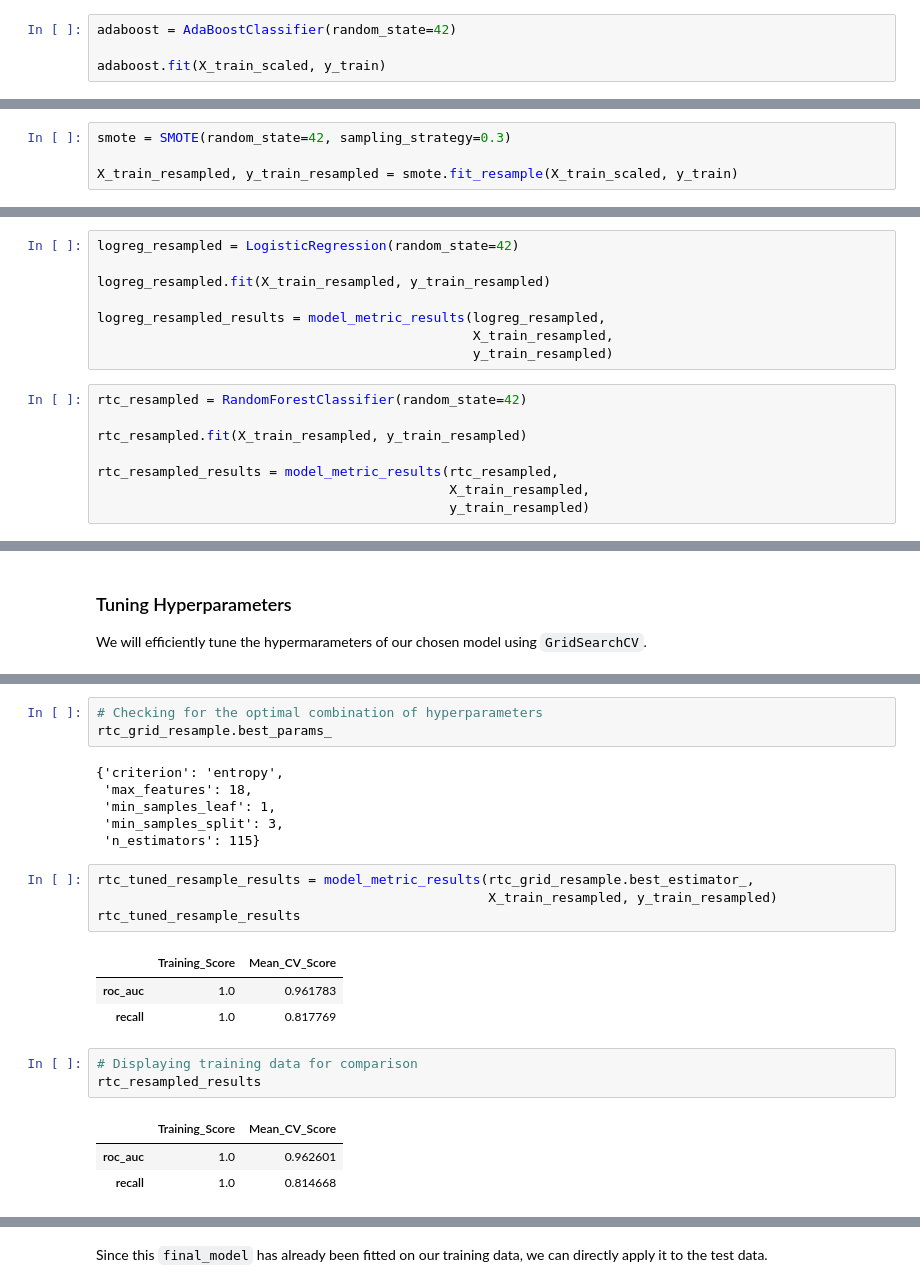
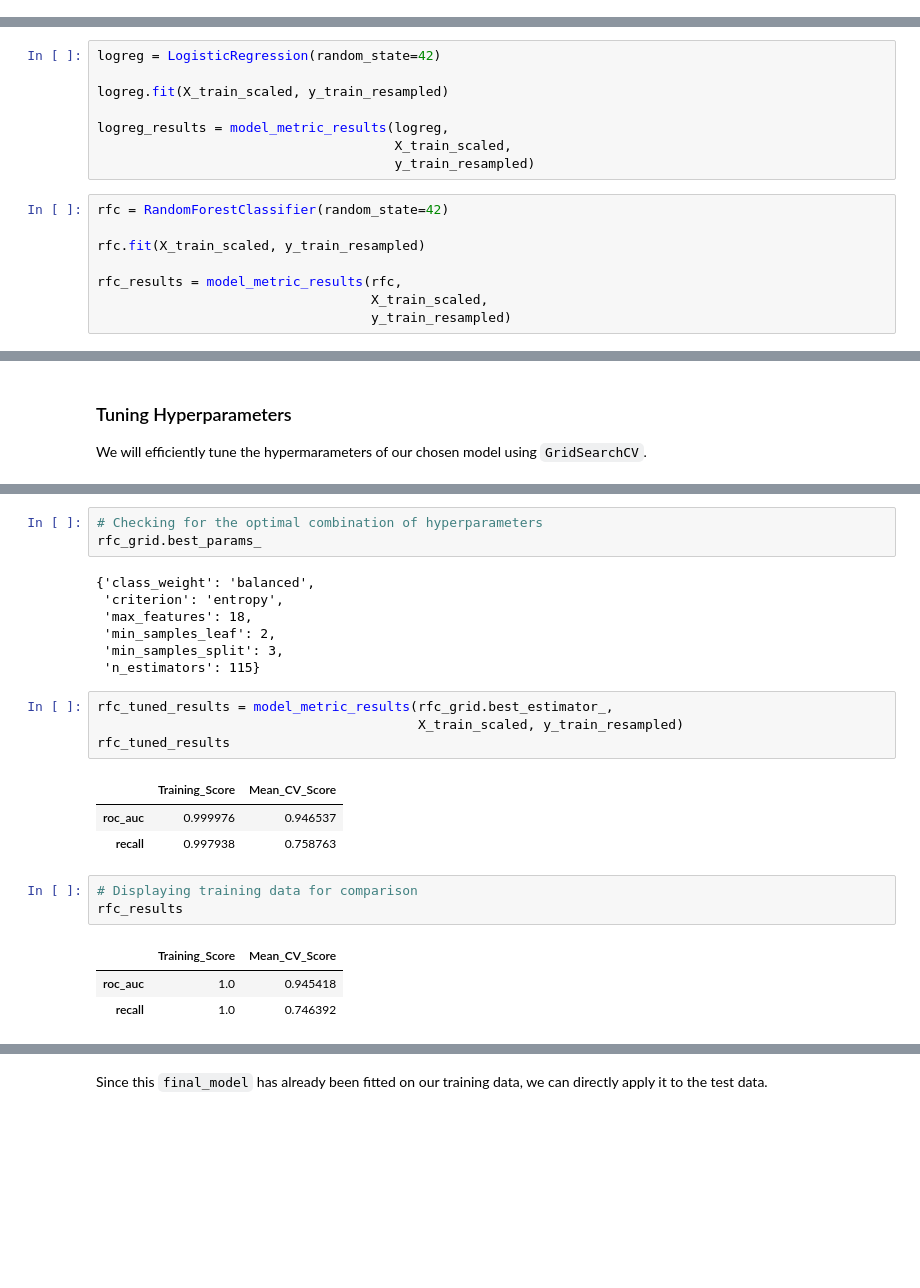
Before and after one commit to momopajamas/phase_3_project, a Jupyter notebook: Telecom Analysis.ipynb, the cells around one changed output, grey strips where cells are left out. Saved outputs shown, nothing was run; the diff lists cells and outputs as text; blank space fills up the shorter version.

```diff
--- a/Telecom Analysis.ipynb
+++ b/Telecom Analysis.ipynb
@@ -295,4 +281,0 @@ rtc_results
-# %%
-adaboost = AdaBoostClassifier(random_state=42)
-
-adaboost.fit(X_train_scaled, y_train)
@@ -331,4 +292,0 @@ store_model_results('adaboost', adaboost, adaboost_results)
-# %%
-smote = SMOTE(random_state=42, sampling_strategy=0.3)
-
-X_train_resampled, y_train_resampled = smote.fit_resample(X_train_scaled, y_train)
@@ -346,17 +297,17 @@ Name: proportion, dtype: float64
 # %%
-logreg_resampled = LogisticRegression(random_state=42)
+logreg = LogisticRegression(random_state=42)
 
-logreg_resampled.fit(X_train_resampled, y_train_resampled)
+logreg.fit(X_train_scaled, y_train_resampled)
 
-logreg_resampled_results = model_metric_results(logreg_resampled,
-                                                X_train_resampled,
-                                                y_train_resampled)
+logreg_results = model_metric_results(logreg,
+                                      X_train_scaled,
+                                      y_train_resampled)
 # %%
-rtc_resampled = RandomForestClassifier(random_state=42)
+rfc = RandomForestClassifier(random_state=42)
 
-rtc_resampled.fit(X_train_resampled, y_train_resampled)
+rfc.fit(X_train_scaled, y_train_resampled)
 
-rtc_resampled_results = model_metric_results(rtc_resampled,
-                                             X_train_resampled,
-                                             y_train_resampled)
+rfc_results = model_metric_results(rfc,
+                                   X_train_scaled,
+                                   y_train_resampled)
 # %%
@@ -516,26 +423,27 @@ GridSearchCV(cv=3, estimator=RandomForestClassifier(random_state=42), n_jobs=-1,
              scoring='recall')
 # %%
 # Checking for the optimal combination of hyperparameters
-rtc_grid_resample.best_params_
+rfc_grid.best_params_
 # %% [output]
-{'criterion': 'entropy',
+{'class_weight': 'balanced',
+ 'criterion': 'entropy',
  'max_features': 18,
- 'min_samples_leaf': 1,
+ 'min_samples_leaf': 2,
  'min_samples_split': 3,
  'n_estimators': 115}
 # %%
-rtc_tuned_resample_results = model_metric_results(rtc_grid_resample.best_estimator_,
-                                                  X_train_resampled, y_train_resampled)
-rtc_tuned_resample_results
+rfc_tuned_results = model_metric_results(rfc_grid.best_estimator_,
+                                         X_train_scaled, y_train_resampled)
+rfc_tuned_results
 # %% [output]
 |  | Training_Score | Mean_CV_Score |
-| roc_auc | 1.0 | 0.961783 |
-| recall | 1.0 | 0.817769 |
+| roc_auc | 0.999976 | 0.946537 |
+| recall | 0.997938 | 0.758763 |
 # %%
 # Displaying training data for comparison
-rtc_resampled_results
+rfc_results
 # %% [output]
 |  | Training_Score | Mean_CV_Score |
-| roc_auc | 1.0 | 0.962601 |
-| recall | 1.0 | 0.814668 |
+| roc_auc | 1.0 | 0.945418 |
+| recall | 1.0 | 0.746392 |
 # %% [markdown]
```
Also changed, not shown: parts of 61 cells of this notebook, 6 other files.
